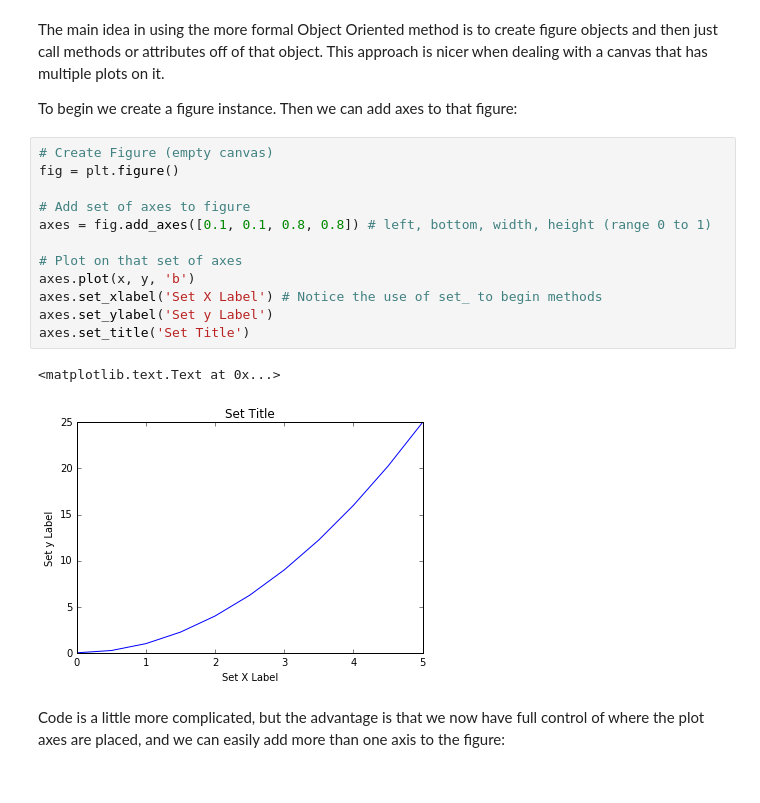
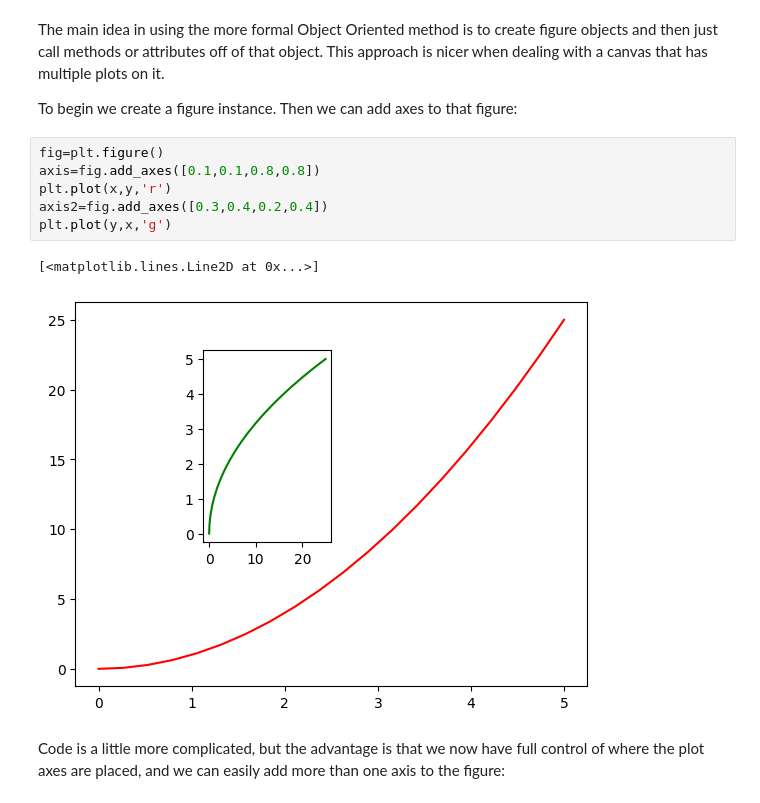
Before and after one commit to sina6611/Matplotlib-Excercise, a Jupyter notebook: 01-Matplotlib Concepts Lecture.ipynb, the cells around one changed output. Drawn from its saved outputs; the diff is of its cells as text.

```diff
--- a/01-Matplotlib Concepts Lecture.ipynb
+++ b/01-Matplotlib Concepts Lecture.ipynb
@@ -105,21 +105,15 @@ Now that we've seen the basics, let's break it all down with a more formal intro
 The main idea in using the more formal Object Oriented method is to create figure objects and then just call methods or attributes off of that object. This approach is nicer when dealing with a canvas that has multiple plots on it.
 
 To begin we create a figure instance. Then we can add axes to that figure:
-# %%
-# Create Figure (empty canvas)
-fig = plt.figure()
-
-# Add set of axes to figure
-axes = fig.add_axes([0.1, 0.1, 0.8, 0.8]) # left, bottom, width, height (range 0 to 1)
-
-# Plot on that set of axes
-axes.plot(x, y, 'b')
-axes.set_xlabel('Set X Label') # Notice the use of set_ to begin methods
-axes.set_ylabel('Set y Label')
-axes.set_title('Set Title')
-# %% [output]
-<matplotlib.text.Text at 0x...>
-[figure, removed]
+# %%
+fig=plt.figure()
+axis=fig.add_axes([0.1,0.1,0.8,0.8])
+plt.plot(x,y,'r')
+axis2=fig.add_axes([0.3,0.4,0.2,0.4])
+plt.plot(y,x,'g')
+# %% [output]
+[<matplotlib.lines.Line2D at 0x...>]
+[figure, added]
 # %% [markdown]
 Code is a little more complicated, but the advantage is that we now have full control of where the plot axes are placed, and we can easily add more than one axis to the figure:
 # %%
```
